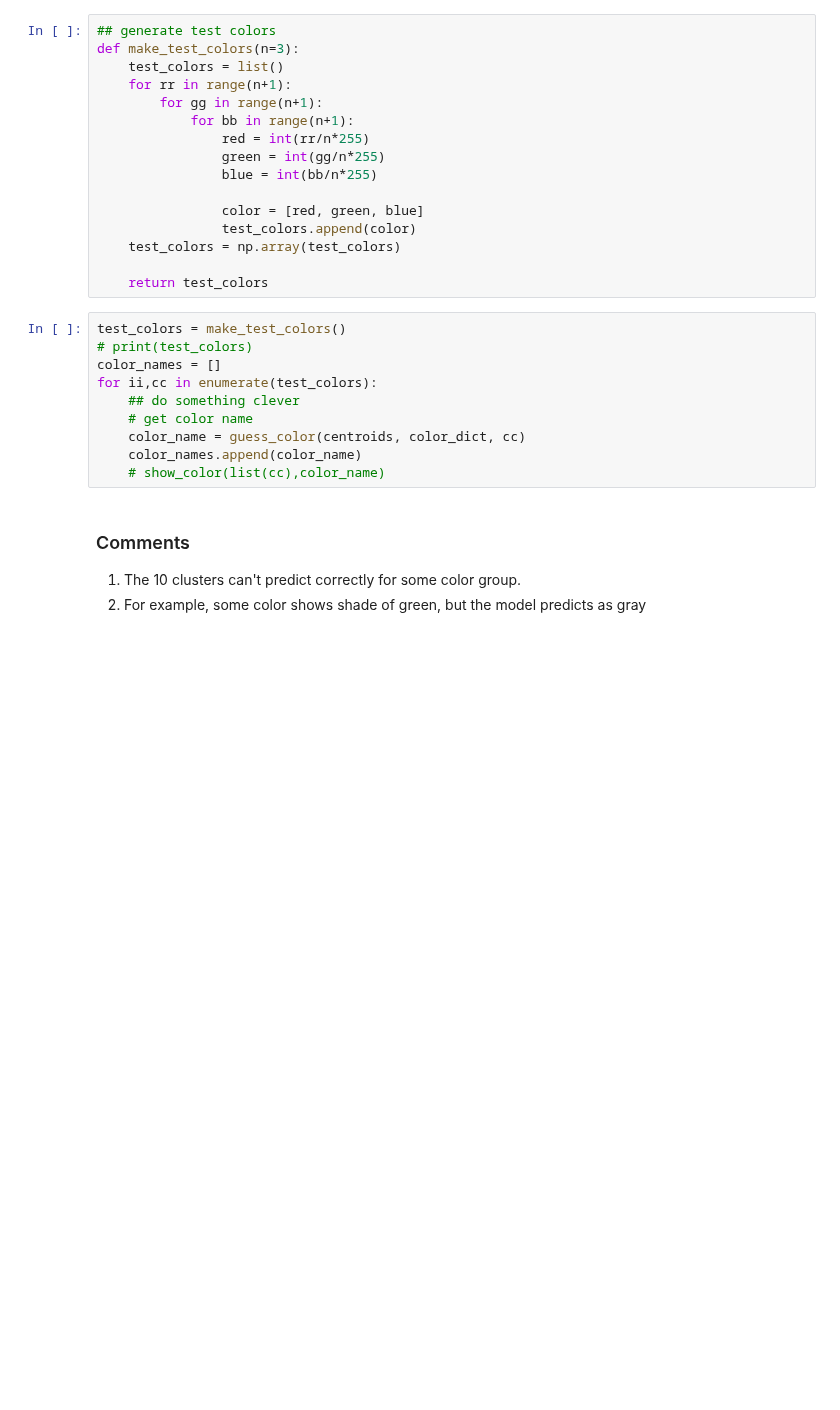
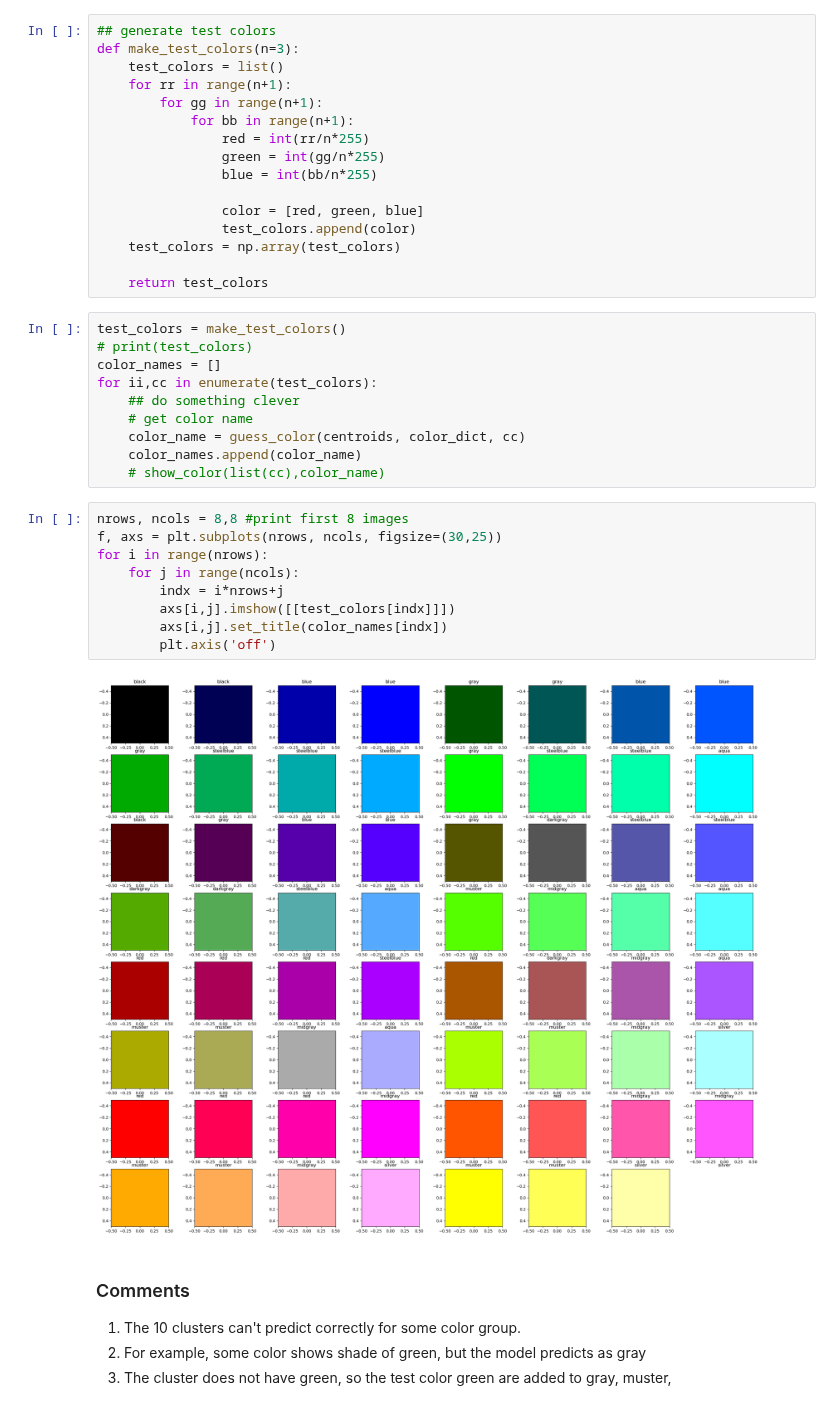
Before and after one commit to jinglange/w207_Homework, a Jupyter notebook: 08 Kmeans Clustering.ipynb, the cells around one changed output. Saved outputs shown, nothing was run; the diff lists cells and outputs as text; blank space fills up the shorter version.

Commit message:
added code to display colors in grid

```diff
--- a/08 Kmeans Clustering.ipynb
+++ b/08 Kmeans Clustering.ipynb
@@ -336,7 +336,19 @@ for ii,cc in enumerate(test_colors):
     color_name = guess_color(centroids, color_dict, cc)
     color_names.append(color_name)
     # show_color(list(cc),color_name)
+# %%
+nrows, ncols = 8,8 #print first 8 images
+f, axs = plt.subplots(nrows, ncols, figsize=(30,25))
+for i in range(nrows):
+    for j in range(ncols):
+        indx = i*nrows+j
+        axs[i,j].imshow([[test_colors[indx]]])
+        axs[i,j].set_title(color_names[indx])
+        plt.axis('off')
+# %% [output]
+[figure, added]
 # %% [markdown]
 ### Comments
 1. The 10 clusters can't predict correctly for some color group.
 2. For example, some color shows shade of green, but the model predicts as gray
+3. The cluster does not have green, so the test color green are added to gray, muster,
```
